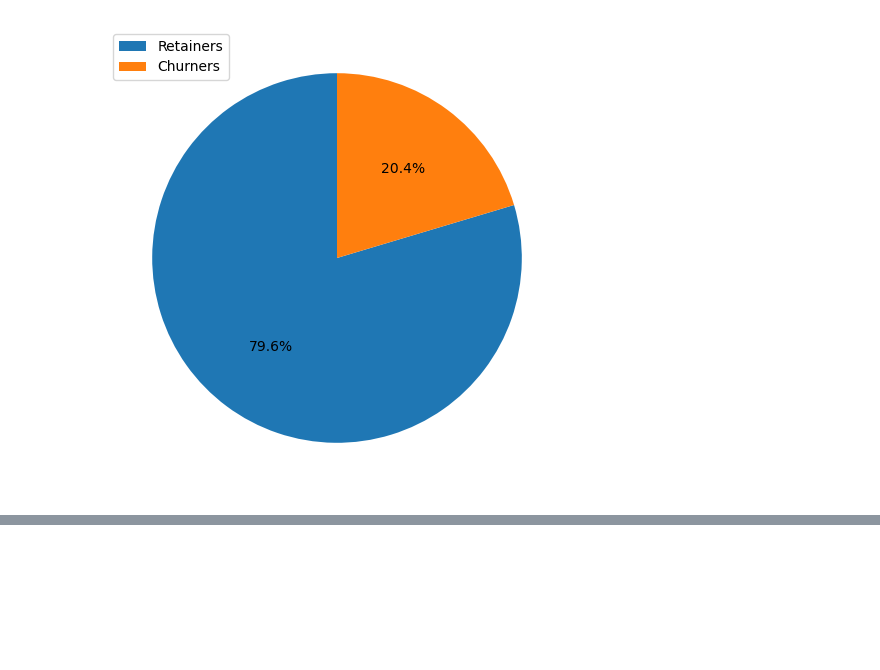
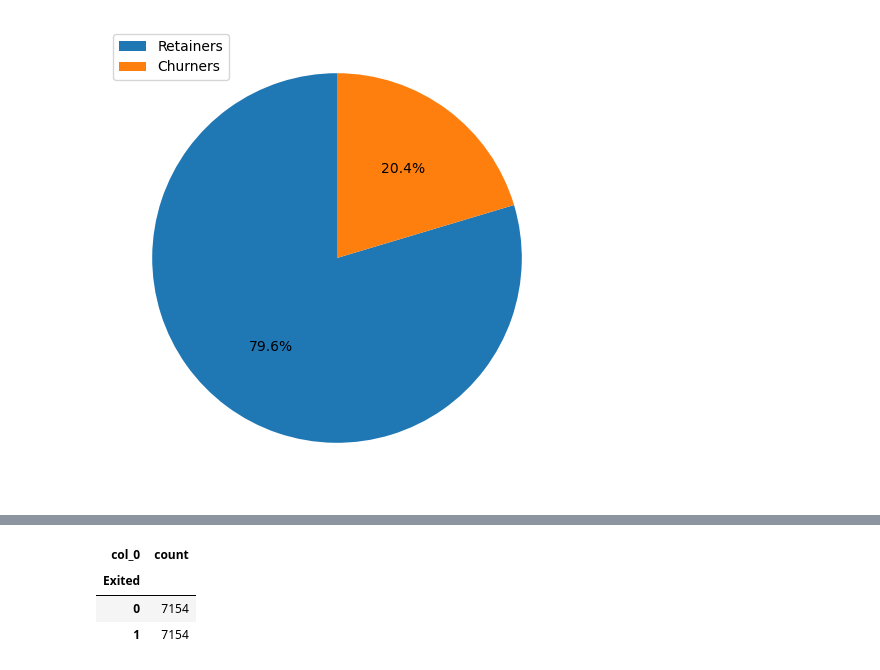
Before and after one commit to M-Grzymowicz/Banking-Customer-Churn---Analysis-and-Prediction, a Jupyter notebook: banking.ipynb, the cells around one changed output, grey strips where cells are left out. Drawn from its saved outputs; the diff is of its cells as text; code cells hidden in the pictures; blank space fills up the shorter version.

```diff
--- a/banking.ipynb
+++ b/banking.ipynb
@@ -646,0 +834,22 @@ memory usage: 668.5+ KB
+# %%
+ # defining function resample_data()
+
+def resample_data(x, y):
+    from imblearn.over_sampling import RandomOverSampler
+    ros = RandomOverSampler(random_state=42)
+    features_resampled, target_resampled = ros.fit_resample(x, y)
+    pd.crosstab(index=target_resampled,
+            columns='count')
+    return  features_resampled, target_resampled
+# %%
+# applying function resample_data()
+features_resampled, target_resampled = resample_data(features_train, target_train)
+
+# checking after resampling
+pd.crosstab(index=target_resampled,
+            columns='count')
+# %% [output]
+| col_0 | count |
+| Exited |  |
+| 0 | 7154 |
+| 1 | 7154 |
```
Also changed, not shown: parts of 12 cells of this notebook.
